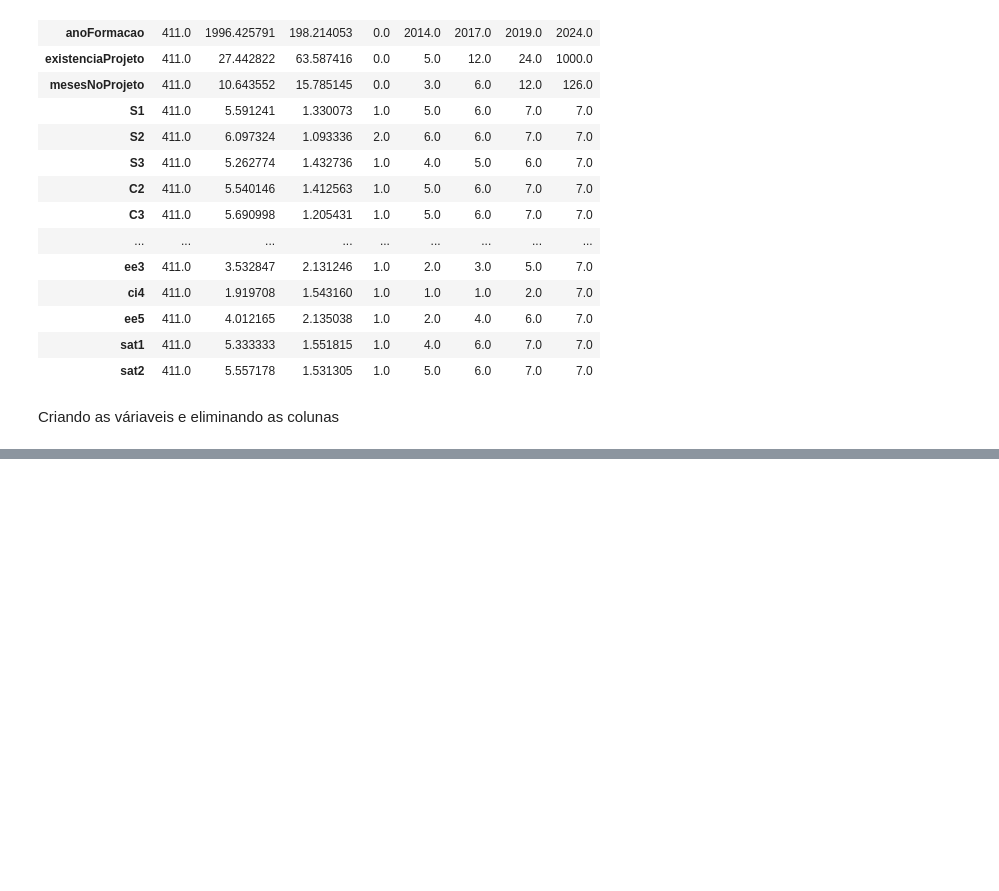
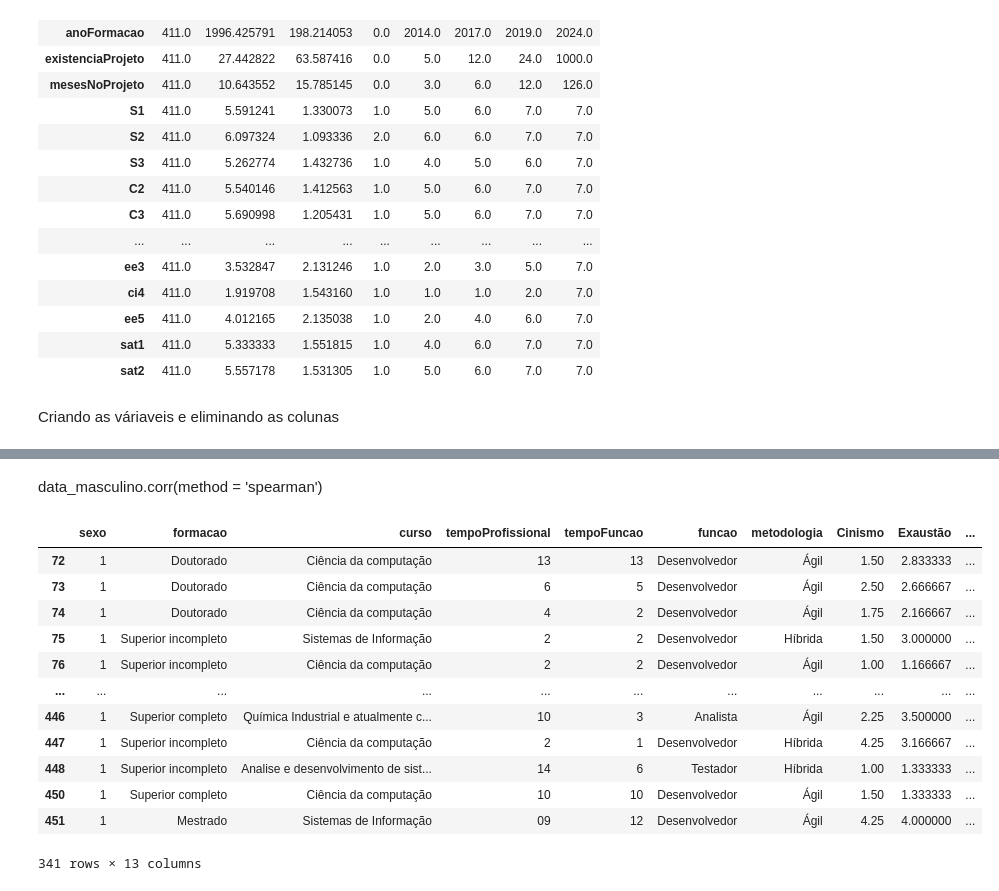
Before and after one commit to dan1lo/PesquisaDoutoradoPosDiferencas, a Jupyter notebook: artigo.ipynb, the cells around one changed output, grey strips where cells are left out. Cells and saved outputs as stored; diff of their text form; code cells hidden in the pictures; blank space fills up the shorter version.

```diff
--- a/artigo.ipynb
+++ b/artigo.ipynb
@@ -187 +221,19 @@ data_masculino.corr()
+# %% [markdown]
+data_masculino.corr(method = 'spearman')
+# %%
+data_masculino
+# %% [output]
+|  | sexo | formacao | curso | tempoProfissional | tempoFuncao | funcao | metodologia | Cinismo | Exaustão | ... |
+| 72 | 1 | Doutorado | Ciência da computação | 13 | 13 | Desenvolvedor | Ágil | 1.50 | 2.833333 | ... |
+| 73 | 1 | Doutorado | Ciência da computação | 6 | 5 | Desenvolvedor | Ágil | 2.50 | 2.666667 | ... |
+| 74 | 1 | Doutorado | Ciência da computação | 4 | 2 | Desenvolvedor | Ágil | 1.75 | 2.166667 | ... |
+| 75 | 1 | Superior incompleto | Sistemas de Informação | 2 | 2 | Desenvolvedor | Híbrida | 1.50 | 3.000000 | ... |
+| 76 | 1 | Superior incompleto | Ciência da computação | 2 | 2 | Desenvolvedor | Ágil | 1.00 | 1.166667 | ... |
+| ... | ... | ... | ... | ... | ... | ... | ... | ... | ... | ... |
+| 446 | 1 | Superior completo | Química Industrial e atualmente c... | 10 | 3 | Analista | Ágil | 2.25 | 3.500000 | ... |
+| 447 | 1 | Superior incompleto | Ciência da computação | 2 | 1 | Desenvolvedor | Híbrida | 4.25 | 3.166667 | ... |
+| 448 | 1 | Superior incompleto | Analise e desenvolvimento de sist... | 14 | 6 | Testador | Híbrida | 1.00 | 1.333333 | ... |
+| 450 | 1 | Superior completo | Ciência da computação | 10 | 10 | Desenvolvedor | Ágil | 1.50 | 1.333333 | ... |
+| 451 | 1 | Mestrado | Sistemas de Informação | 09 | 12 | Desenvolvedor | Ágil | 4.25 | 4.000000 | ... |
+341 rows × 13 columns
 # %%
```
Also changed, not shown: parts of 28 cells of this notebook, 6 other files.
